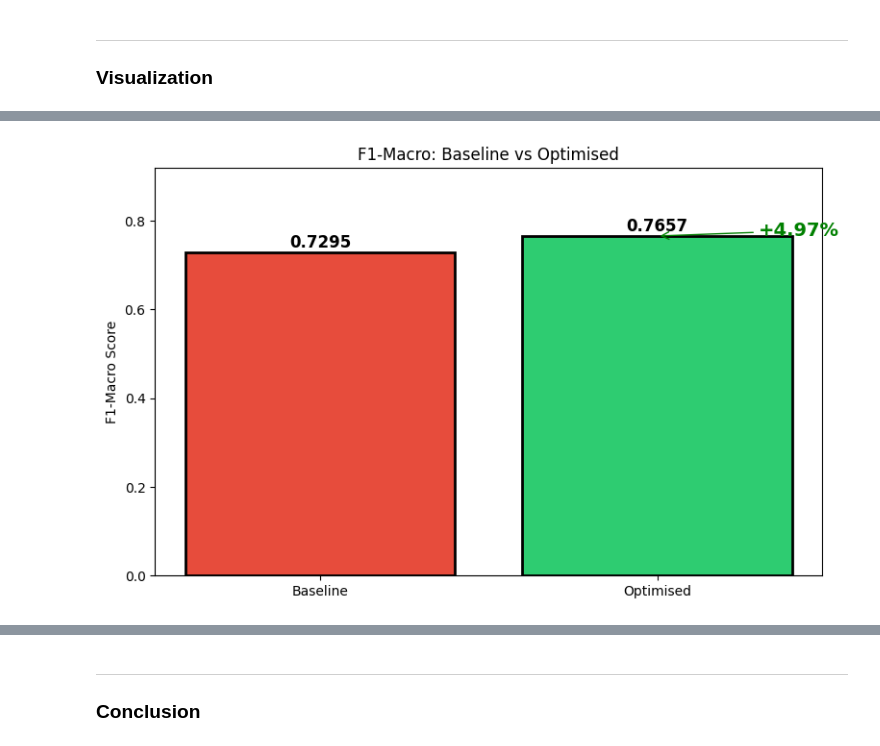
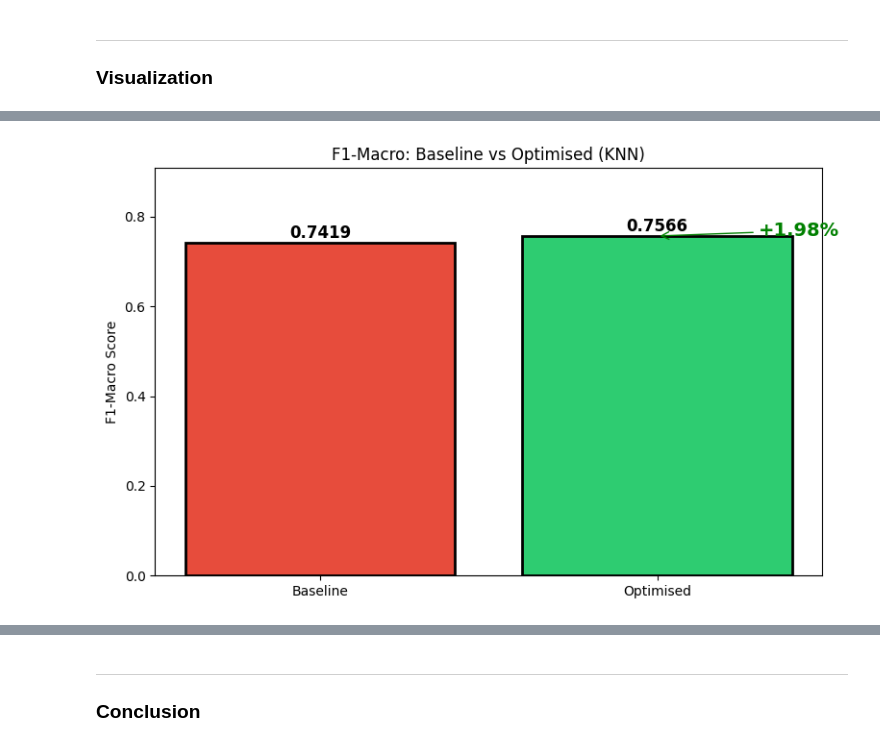
Before and after one commit to sohell-ranaa/dacs-s3, a Jupyter notebook: Assignment/notebooks/skML-complete_NonLinear.ipynb, the cells around one changed output, grey strips where cells are left out. Saved outputs shown, nothing was run; the diff lists cells and outputs as text; code cells hidden in the pictures.

```diff
--- a/Assignment/notebooks/skML-complete_NonLinear.ipynb
+++ b/Assignment/notebooks/skML-complete_NonLinear.ipynb
@@ -629,14 +630,21 @@ print("="*65)
 print("2. FIT AND PREDICT (BASELINE)")
 print("="*65)
 
-baseline_clf = DecisionTreeClassifier(random_state=42)
+# Use the selected classifier from Step 1
+if selected_name == 'DecisionTree':
+    baseline_clf = DecisionTreeClassifier(random_state=42)
+elif selected_name == 'KNN':
+    baseline_clf = KNeighborsClassifier()
+else:
+    baseline_clf = GaussianNB()
+
 baseline_clf.fit(X_train, y_train)
 y_pred_baseline = baseline_clf.predict(X_test)
 
 baseline_acc = accuracy_score(y_test, y_pred_baseline)
 baseline_f1 = f1_score(y_test, y_pred_baseline, average='macro')
 
-print(f"\nBaseline DecisionTree:")
+print(f"\nBaseline {selected_name}:")
 print(f"  Accuracy:  {baseline_acc:.4f}")
 print(f"  F1-Macro:  {baseline_f1:.4f}")
 
@@ -788,13 +835,22 @@ print("="*65)
 print("5. PLUG IN BEST PARAMETER VALUES")
 print("="*65)
 
-print(f"\nParameter Grid: {selected_params}")
+print(f"\nClassifier: {selected_name}")
+print(f"Parameter Grid: {selected_params}")
 print(f"Scoring: F1-Macro")
 print(f"Cross-Validation: 5-fold\n")
 
+# Create base classifier for GridSearchCV
+if selected_name == 'DecisionTree':
+    base_estimator = DecisionTreeClassifier(random_state=42)
+elif selected_name == 'KNN':
+    base_estimator = KNeighborsClassifier()
+else:
+    base_estimator = GaussianNB()
+
 trs = time()
 grid_search = GridSearchCV(
-    DecisionTreeClassifier(random_state=42),
+    base_estimator,
     selected_params,
     cv=5,
     scoring='f1_macro',
@@ -957,26 +1022,27 @@ plt.show()
 # %%
 # F1 Score Comparison
 fig, ax = plt.subplots(figsize=(8, 5))
 
 strategies = ['Baseline', 'Optimised']
 f1_scores = [baseline_f1, optimised_f1]
 colors = ['#e74c3c', '#2ecc71']
 
 bars = ax.bar(strategies, f1_scores, color=colors, edgecolor='black', linewidth=2)
 ax.set_ylabel('F1-Macro Score')
-ax.set_title('F1-Macro: Baseline vs Optimised')
+ax.set_title(f'F1-Macro: Baseline vs Optimised ({selected_name})')
 ax.set_ylim([0, max(f1_scores)*1.2])
 
 for bar, score in zip(bars, f1_scores):
     ax.text(bar.get_x() + bar.get_width()/2, bar.get_height() + 0.01,
             f'{score:.4f}', ha='center', fontsize=12, fontweight='bold')
 
 improvement = ((optimised_f1 - baseline_f1) / baseline_f1) * 100
-ax.annotate(f'+{improvement:.2f}%', xy=(1, optimised_f1), xytext=(1.3, optimised_f1),
-            fontsize=14, fontweight='bold', color='green',
-            arrowprops=dict(arrowstyle='->', color='green'))
+if improvement > 0:
+    ax.annotate(f'+{improvement:.2f}%', xy=(1, optimised_f1), xytext=(1.3, optimised_f1),
+                fontsize=14, fontweight='bold', color='green',
+                arrowprops=dict(arrowstyle='->', color='green'))
 
 plt.tight_layout()
 plt.show()
 # %% [output]
-[figure, old version]
+[figure, new version]
```
Also changed, not shown: parts of 17 cells of this notebook.
